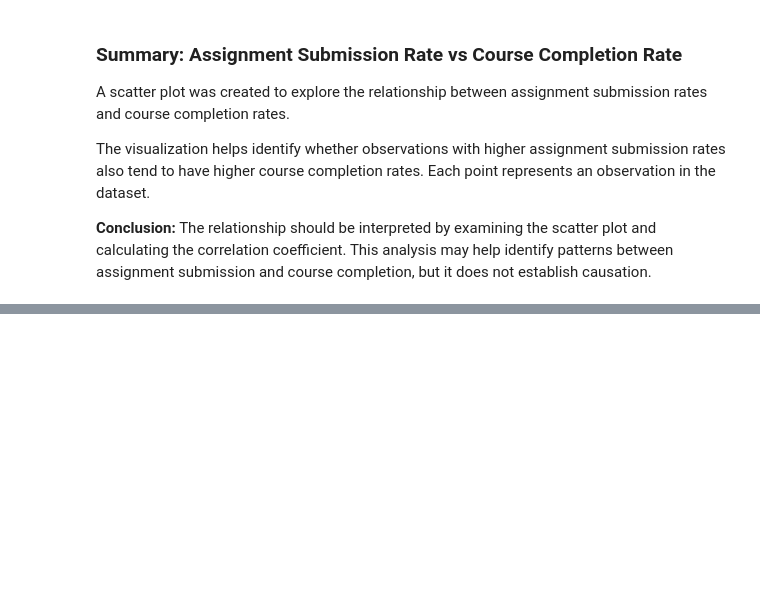
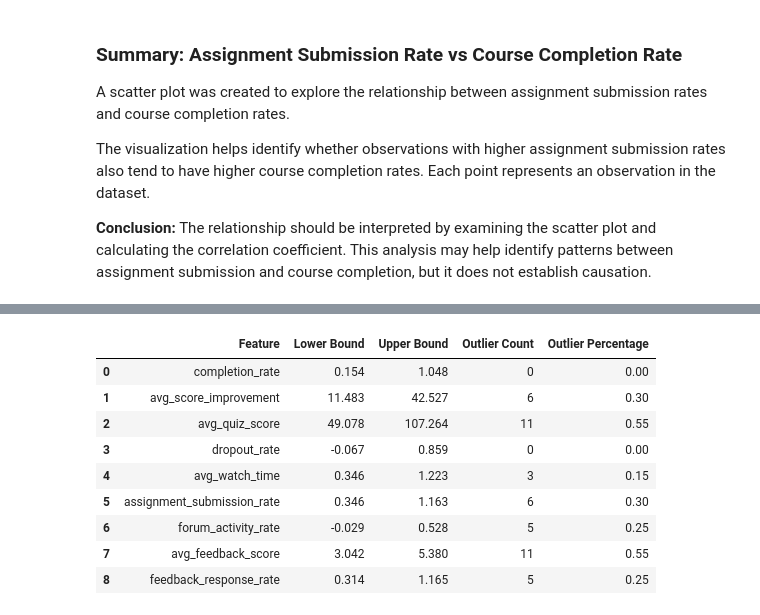
Before and after one commit to AJ0043/Instructor-Effectiveness-Modeling-EdTech-Context-, a Jupyter notebook: Untitled20.ipynb, the cells around one changed output, grey strips where cells are left out. Cells and saved outputs as stored; diff of their text form; code cells hidden in the pictures; blank space fills up the shorter version.

```diff
--- a/Untitled20.ipynb
+++ b/Untitled20.ipynb
@@ -762,3 +762,45 @@ display(correlation.round(2))
 | forum_activity_rate | 0.21 | 0.15 | 0.13 | -0.20 | 0.09 | ... |
 | avg_feedback_score | 0.32 | 0.19 | 0.15 | -0.30 | 0.12 | ... |
 | feedback_response_rate | 0.28 | 0.20 | 0.14 | -0.27 | 0.14 | ... |
+# %%
+
+# Identify potential outliers using the IQR method
+
+outlier_results = []
+for col in numeric_cols:
+    Q1 = data[col].quantile(0.25)
+    Q3 = data[col].quantile(0.75)
+    IQR = Q3 - Q1
+
+    lower_bound = Q1 - 1.5 * IQR
+    upper_bound = Q3 + 1.5 * IQR
+
+    outliers = data[
+        (data[col] < lower_bound) |
+        (data[col] > upper_bound)
+    ]
+
+    outlier_results.append({
+        "Feature": col,
+        "Lower Bound": round(lower_bound, 3),
+        "Upper Bound": round(upper_bound, 3),
+        "Outlier Count": len(outliers),
+        "Outlier Percentage": round(
+            len(outliers) / len(data) * 100, 2
+        )
+    })
+
+outlier_summary = pd.DataFrame(outlier_results)
+
+display(outlier_summary)
+# %% [output]
+|  | Feature | Lower Bound | Upper Bound | Outlier Count | Outlier Percentage |
+| 0 | completion_rate | 0.154 | 1.048 | 0 | 0.00 |
+| 1 | avg_score_improvement | 11.483 | 42.527 | 6 | 0.30 |
+| 2 | avg_quiz_score | 49.078 | 107.264 | 11 | 0.55 |
+| 3 | dropout_rate | -0.067 | 0.859 | 0 | 0.00 |
+| 4 | avg_watch_time | 0.346 | 1.223 | 3 | 0.15 |
+| 5 | assignment_submission_rate | 0.346 | 1.163 | 6 | 0.30 |
+| 6 | forum_activity_rate | -0.029 | 0.528 | 5 | 0.25 |
+| 7 | avg_feedback_score | 3.042 | 5.380 | 11 | 0.55 |
+| 8 | feedback_response_rate | 0.314 | 1.165 | 5 | 0.25 |
```
Also changed, not shown: parts of 7 cells of this notebook.
